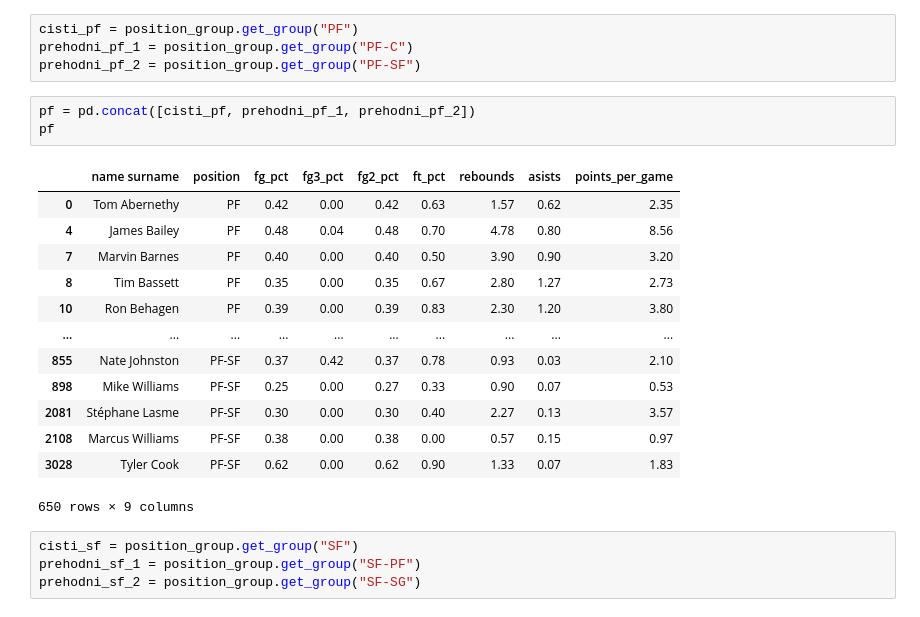
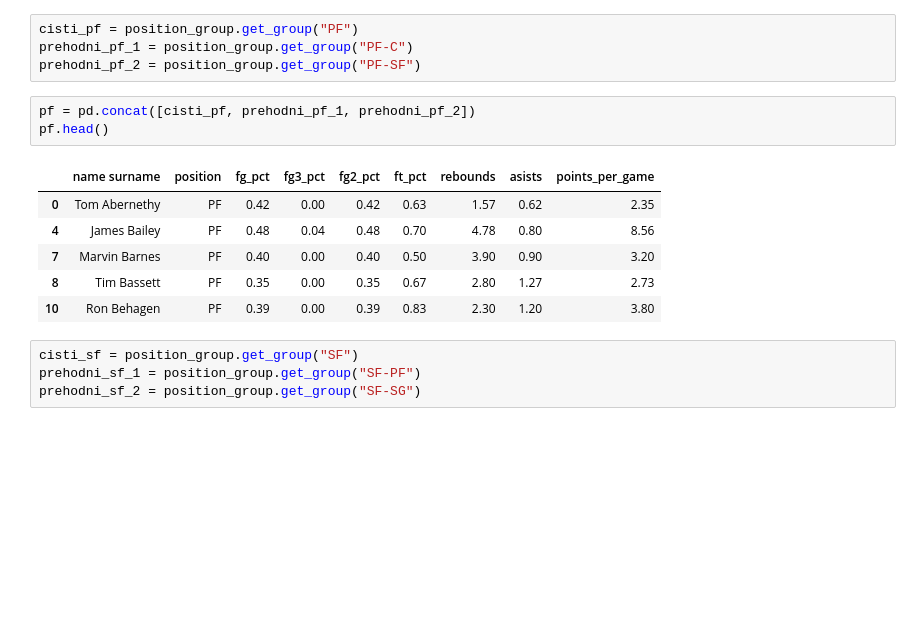
Before and after one commit to matej23/obdelava-podatkov, a Jupyter notebook: analiza.ipynb, the cells around one changed output. Drawn from its saved outputs; the diff is of its cells as text; blank space fills up the shorter version.

```diff
--- a/analiza.ipynb
+++ b/analiza.ipynb
@@ -86,21 +79,14 @@ prehodni_pf_1 = position_group.get_group("PF-C")
 prehodni_pf_2 = position_group.get_group("PF-SF")
 # %%
 pf = pd.concat([cisti_pf, prehodni_pf_1, prehodni_pf_2])
-pf
+pf.head()
 # %% [output]
 |  | name surname | position | fg_pct | fg3_pct | fg2_pct | ft_pct | rebounds | asists | points_per_game |
 | 0 | Tom Abernethy | PF | 0.42 | 0.00 | 0.42 | 0.63 | 1.57 | 0.62 | 2.35 |
 | 4 | James Bailey | PF | 0.48 | 0.04 | 0.48 | 0.70 | 4.78 | 0.80 | 8.56 |
 | 7 | Marvin Barnes | PF | 0.40 | 0.00 | 0.40 | 0.50 | 3.90 | 0.90 | 3.20 |
 | 8 | Tim Bassett | PF | 0.35 | 0.00 | 0.35 | 0.67 | 2.80 | 1.27 | 2.73 |
 | 10 | Ron Behagen | PF | 0.39 | 0.00 | 0.39 | 0.83 | 2.30 | 1.20 | 3.80 |
-| ... | ... | ... | ... | ... | ... | ... | ... | ... | ... |
-| 855 | Nate Johnston | PF-SF | 0.37 | 0.42 | 0.37 | 0.78 | 0.93 | 0.03 | 2.10 |
-| 898 | Mike Williams | PF-SF | 0.25 | 0.00 | 0.27 | 0.33 | 0.90 | 0.07 | 0.53 |
-| 2081 | Stéphane Lasme | PF-SF | 0.30 | 0.00 | 0.30 | 0.40 | 2.27 | 0.13 | 3.57 |
-| 2108 | Marcus Williams | PF-SF | 0.38 | 0.00 | 0.38 | 0.00 | 0.57 | 0.15 | 0.97 |
-| 3028 | Tyler Cook | PF-SF | 0.62 | 0.00 | 0.62 | 0.90 | 1.33 | 0.07 | 1.83 |
-650 rows × 9 columns
 # %%
 cisti_sf = position_group.get_group("SF")
 prehodni_sf_1 = position_group.get_group("SF-PF")
```
Also changed, not shown: parts of 5 cells of this notebook.
